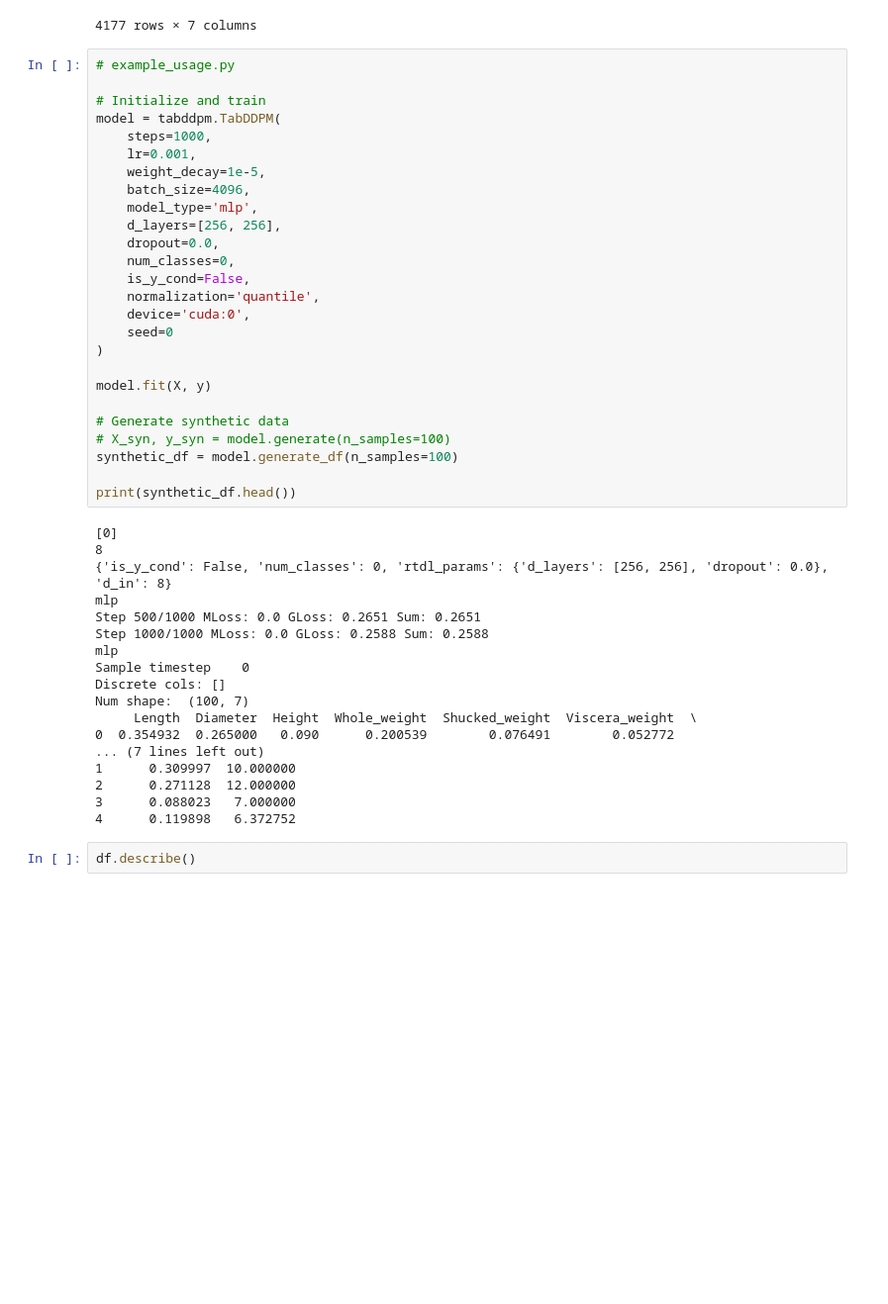
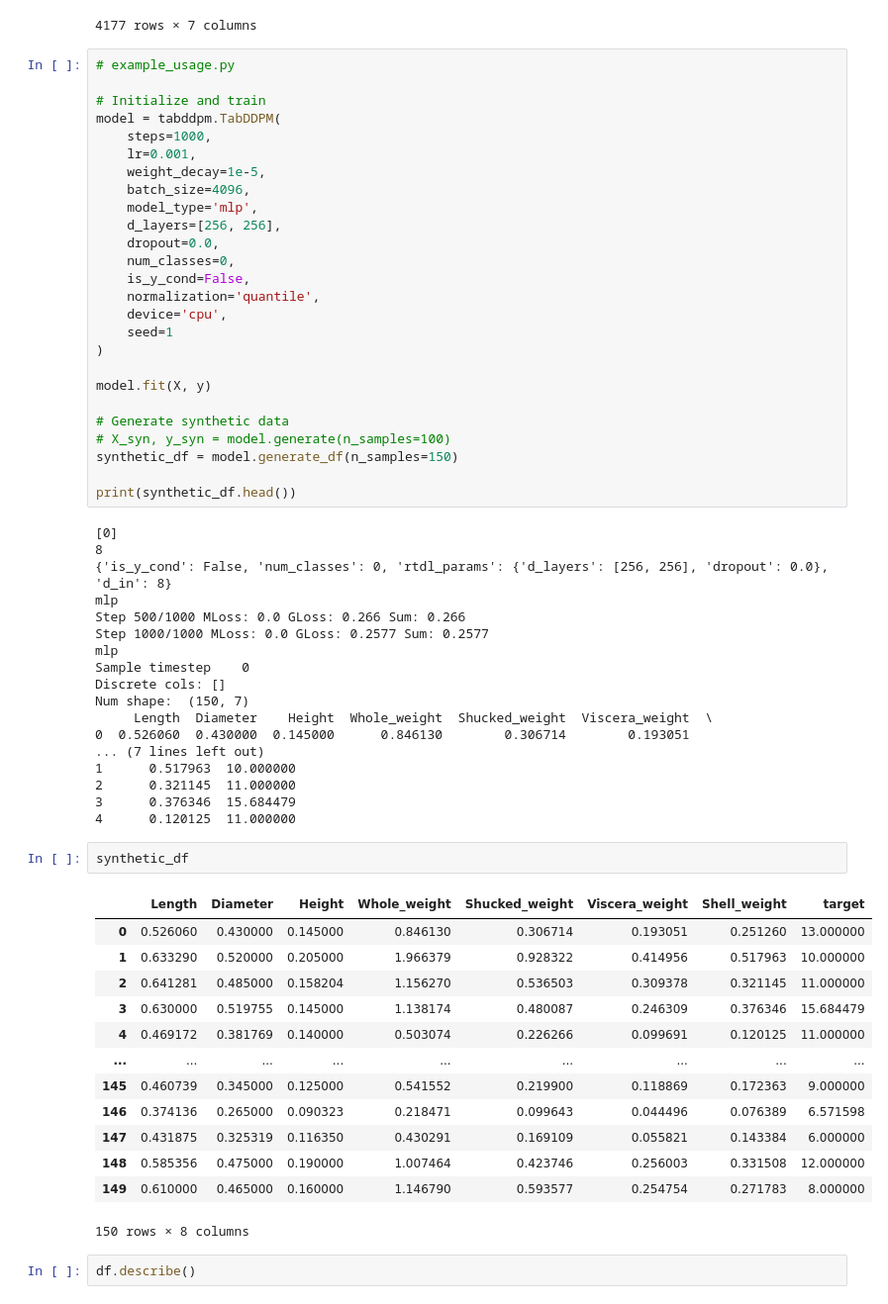
Before and after one commit to datascience-works/Katabatic, a Jupyter notebook: trial_tddpm.ipynb, the cells around one changed output. Shown at 99% size. Saved outputs shown, nothing was run; the diff lists cells and outputs as text; blank space fills up the shorter version.

```diff
--- a/trial_tddpm.ipynb
+++ b/trial_tddpm.ipynb
@@ -56,15 +74,15 @@ model = tabddpm.TabDDPM(
     num_classes=0,
     is_y_cond=False,
     normalization='quantile',
-    device='cuda:0',
-    seed=0
+    device='cpu',
+    seed=1
 )
 
 model.fit(X, y)
 
 # Generate synthetic data
 # X_syn, y_syn = model.generate(n_samples=100)
-synthetic_df = model.generate_df(n_samples=100)
+synthetic_df = model.generate_df(n_samples=150)
 
 print(synthetic_df.head())
 # %% [output]
@@ -72,19 +90,35 @@ print(synthetic_df.head())
 8
 {'is_y_cond': False, 'num_classes': 0, 'rtdl_params': {'d_layers': [256, 256], 'dropout': 0.0}, 'd_in': 8}
 mlp
-Step 500/1000 MLoss: 0.0 GLoss: 0.2651 Sum: 0.2651
-Step 1000/1000 MLoss: 0.0 GLoss: 0.2588 Sum: 0.2588
+Step 500/1000 MLoss: 0.0 GLoss: 0.266 Sum: 0.266
+Step 1000/1000 MLoss: 0.0 GLoss: 0.2577 Sum: 0.2577
 mlp
 Sample timestep    0
 Discrete cols: []
-Num shape:  (100, 7)
-     Length  Diameter  Height  Whole_weight  Shucked_weight  Viscera_weight  \
-0  0.354932  0.265000   0.090      0.200539        0.076491        0.052772
+Num shape:  (150, 7)
+     Length  Diameter    Height  Whole_weight  Shucked_weight  Viscera_weight  \
+0  0.526060  0.430000  0.145000      0.846130        0.306714        0.193051
 ... (7 lines left out)
-1      0.309997  10.000000
-2      0.271128  12.000000
-3      0.088023   7.000000
-4      0.119898   6.372752
+1      0.517963  10.000000
+2      0.321145  11.000000
+3      0.376346  15.684479
+4      0.120125  11.000000
+# %%
+synthetic_df
+# %% [output]
+|  | Length | Diameter | Height | Whole_weight | Shucked_weight | Viscera_weight | Shell_weight | target |
+| 0 | 0.526060 | 0.430000 | 0.145000 | 0.846130 | 0.306714 | 0.193051 | 0.251260 | 13.000000 |
+| 1 | 0.633290 | 0.520000 | 0.205000 | 1.966379 | 0.928322 | 0.414956 | 0.517963 | 10.000000 |
+| 2 | 0.641281 | 0.485000 | 0.158204 | 1.156270 | 0.536503 | 0.309378 | 0.321145 | 11.000000 |
+| 3 | 0.630000 | 0.519755 | 0.145000 | 1.138174 | 0.480087 | 0.246309 | 0.376346 | 15.684479 |
+| 4 | 0.469172 | 0.381769 | 0.140000 | 0.503074 | 0.226266 | 0.099691 | 0.120125 | 11.000000 |
+| ... | ... | ... | ... | ... | ... | ... | ... | ... |
+| 145 | 0.460739 | 0.345000 | 0.125000 | 0.541552 | 0.219900 | 0.118869 | 0.172363 | 9.000000 |
+| 146 | 0.374136 | 0.265000 | 0.090323 | 0.218471 | 0.099643 | 0.044496 | 0.076389 | 6.571598 |
+| 147 | 0.431875 | 0.325319 | 0.116350 | 0.430291 | 0.169109 | 0.055821 | 0.143384 | 6.000000 |
+| 148 | 0.585356 | 0.475000 | 0.190000 | 1.007464 | 0.423746 | 0.256003 | 0.331508 | 12.000000 |
+| 149 | 0.610000 | 0.465000 | 0.160000 | 1.146790 | 0.593577 | 0.254754 | 0.271783 | 8.000000 |
+150 rows × 8 columns
 # %%
 df.describe()
 # %% [output]
```
Also changed, not shown: parts of 19 cells of this notebook, 1 other file.
